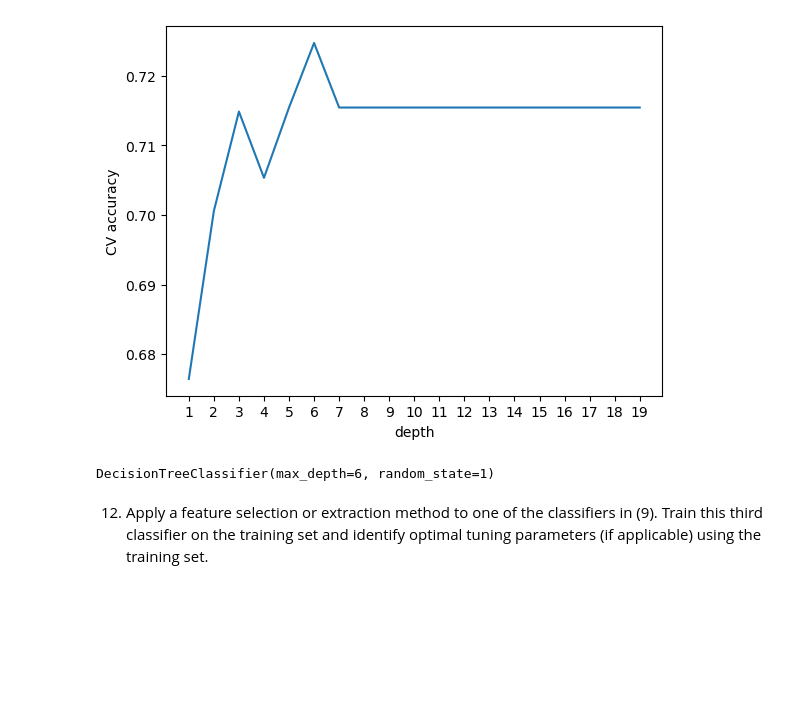
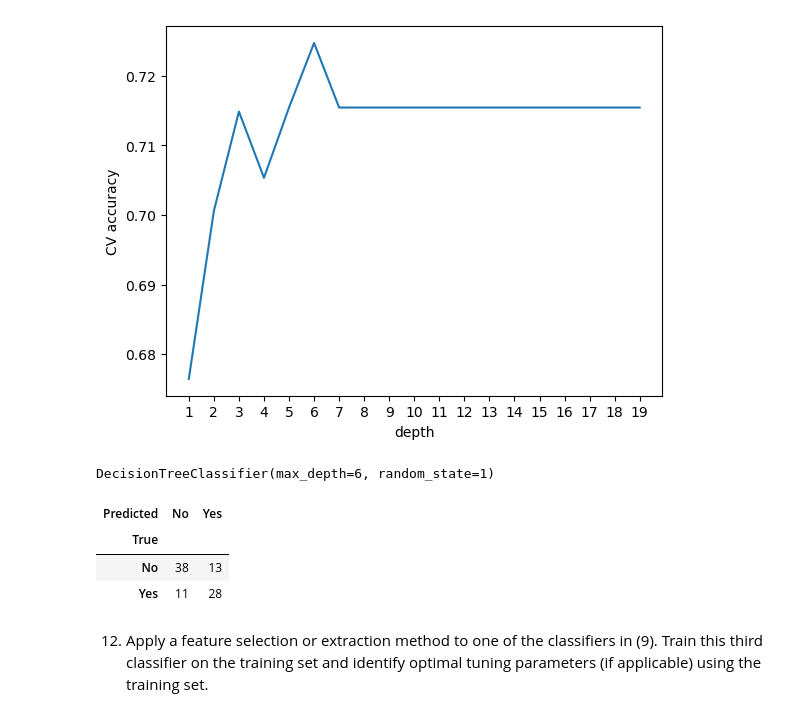
Before and after one commit to tazqq/Assignment6_Group16, a Jupyter notebook: Assignment_6.ipynb, the cells around one changed output. Drawn from its saved outputs; the diff is of its cells as text; code cells hidden in the pictures; blank space fills up the shorter version.

```diff
--- a/Assignment_6.ipynb
+++ b/Assignment_6.ipynb
@@ -236,4 +284,16 @@ tree_clf.fit(X_train[num_features], X_train['Cluster'])
 # %% [output]
 DecisionTreeClassifier(max_depth=6, random_state=1)
+# %%
+pred_t1 = tree_clf.predict(X_test)
+
+cm = pd.DataFrame(confusion_matrix(y_test, pred_t1), index=['No', 'Yes'], columns=['No', 'Yes'])
+cm.index.name = 'True'
+cm.columns.name = 'Predicted'
+cm
+# %% [output]
+| Predicted | No | Yes |
+| True |  |  |
+| No | 38 | 13 |
+| Yes | 11 | 28 |
 # %% [markdown]
 12. Apply a feature selection or extraction method to one of the classifiers in (9). Train this third classifier on the training set and identify optimal tuning parameters (if applicable) using the training set.
```
Also changed, not shown: parts of 20 cells of this notebook.
